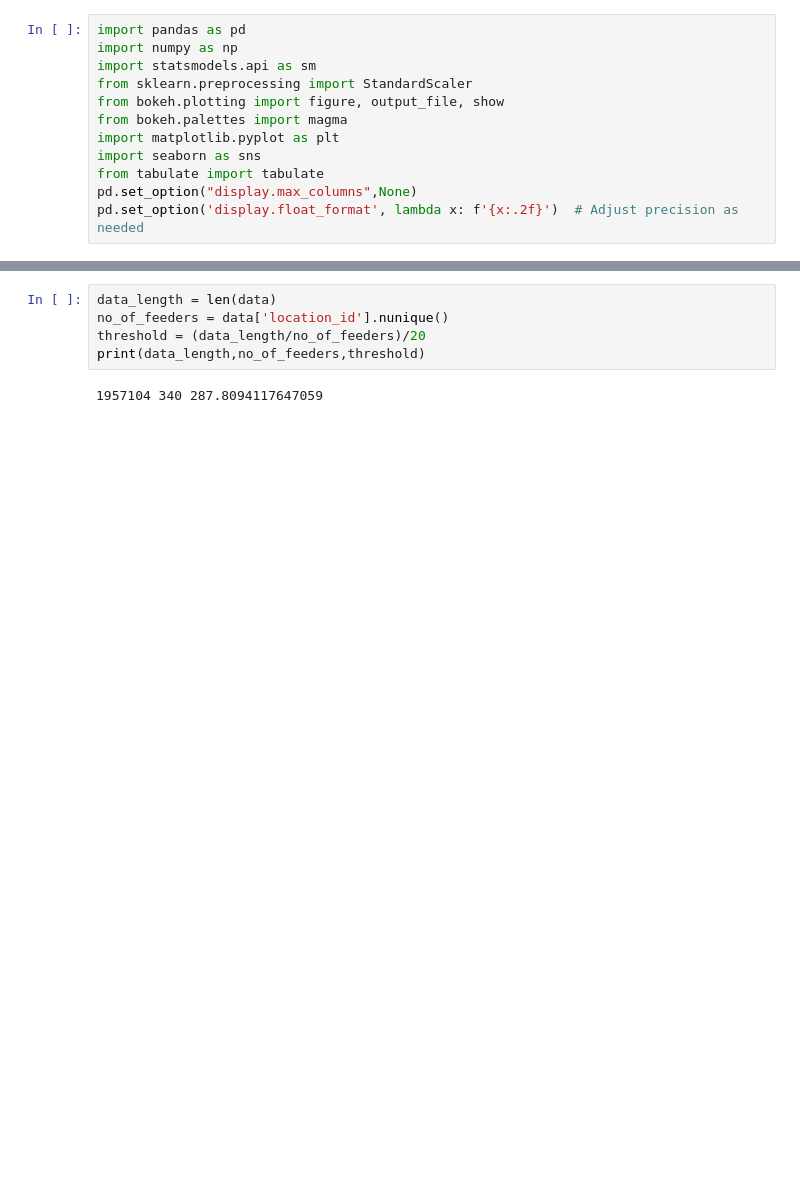
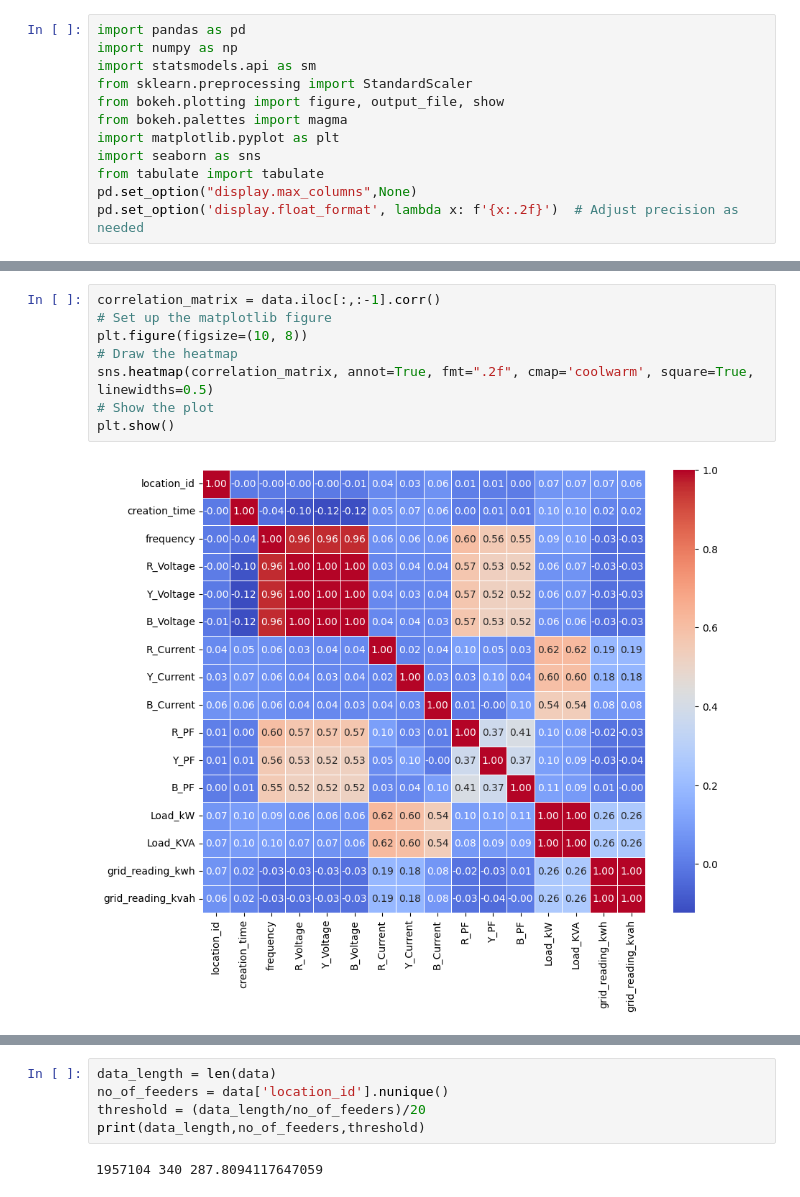
Before and after one commit to Harshvardhan1407/TensorFlow, a Jupyter notebook: load_prediction.ipynb, the cells around one changed output, grey strips where cells are left out. Cells and saved outputs as stored; diff of their text form; blank space fills up the shorter version.

```diff
--- a/load_prediction.ipynb
+++ b/load_prediction.ipynb
@@ -148,0 +149,10 @@ data
+# %%
+correlation_matrix = data.iloc[:,:-1].corr()
+# Set up the matplotlib figure
+plt.figure(figsize=(10, 8))
+# Draw the heatmap
+sns.heatmap(correlation_matrix, annot=True, fmt=".2f", cmap='coolwarm', square=True, linewidths=0.5)
+# Show the plot
+plt.show()
+# %% [output]
+[figure, added]
```
Also changed, not shown: parts of 17 cells of this notebook.
